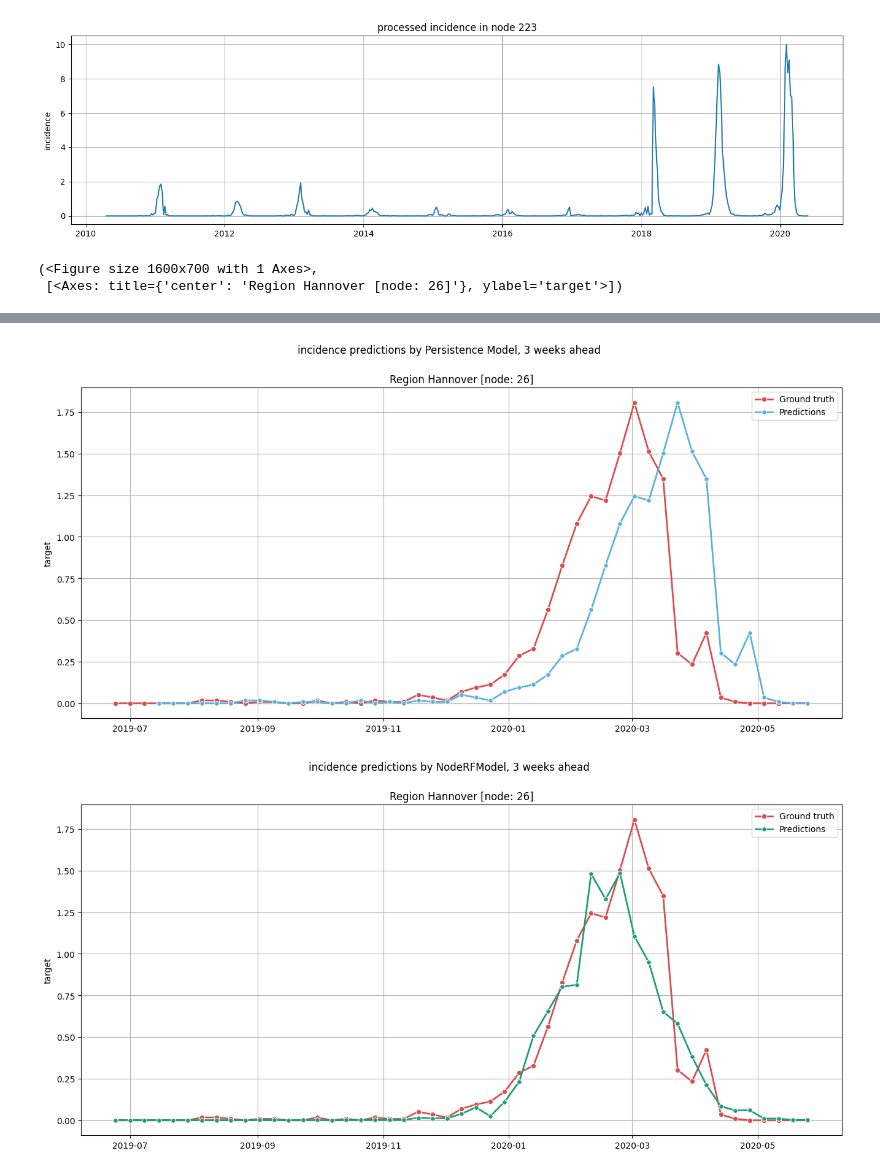
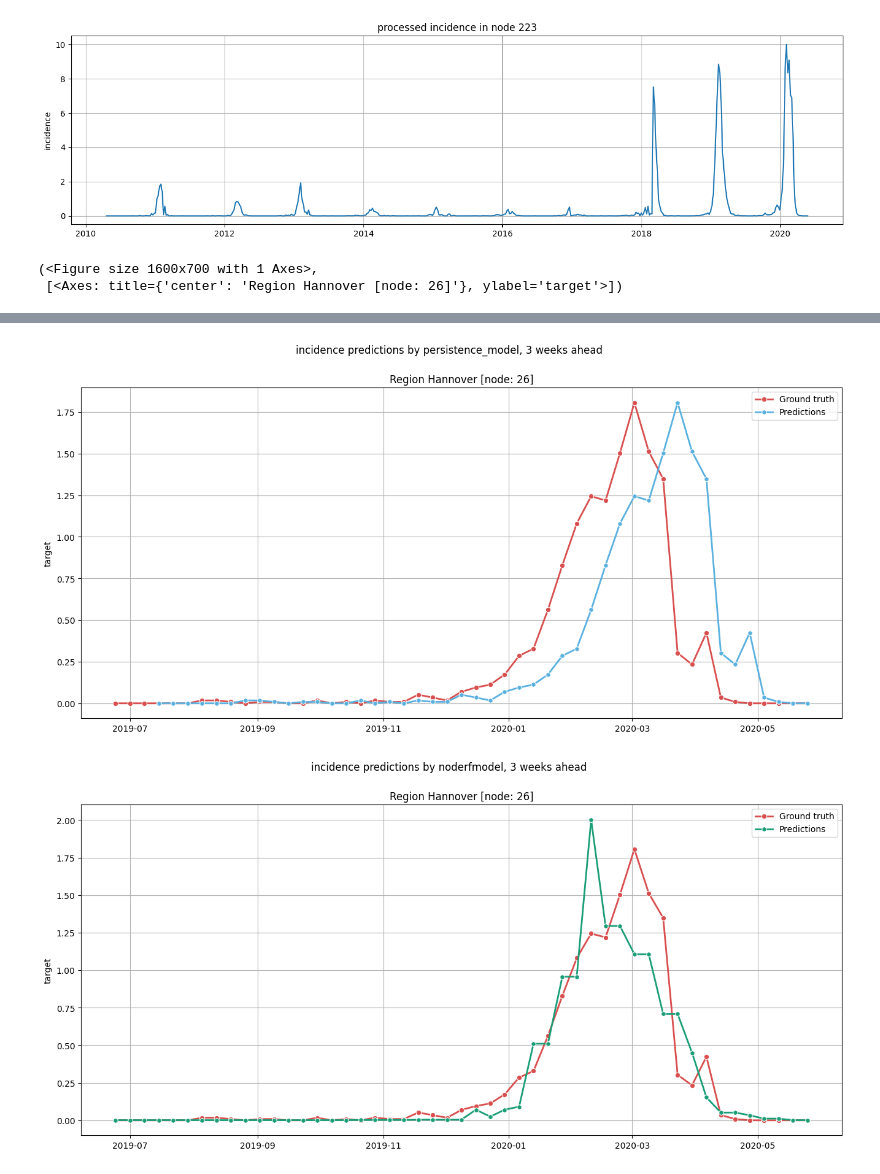
Before and after one commit to stends2001/infectious_disease_gnn, a Jupyter notebook: src/notebooks/2. Baseline.ipynb, the cells around one changed output, grey strips where cells are left out. Drawn from its saved outputs; the diff is of its cells as text; code cells hidden in the pictures.

```diff
--- a/src/notebooks/2. Baseline.ipynb
+++ b/src/notebooks/2. Baseline.ipynb
@@ -47,26 +46,31 @@ data_orchestrator.preview(223, 'processed')
 [figure]
 [figure]
 # %%
-persistence = PersistenceModel(shallowdata)
+v = -1
+persistence = PersistenceModel(shallowdata, verbose = v)
 persistence.forecast('test')
 
-climateology = ClimateologyModel(shallowdata)
+climateology = ClimateologyModel(shallowdata, verbose = v)
 climateology.forecast('test')
 
-rf = NodeRFModel(shallowdata)
-rf.set_global_hparams()
-rf.set_model_hparams(n_estimators=100)
-rf.train(verbose=0)
-rf.forecast('test')
-rf.forecast('train')
-rf.forecast('val')
+forest = NodeRFModel(shallowdata, verbose = v)
+forest.set_global_hparams()
+forest.set_model_hparams(n_estimators=1)
+forest.train()
+forest.forecast('test')
+
+forest2 = NodeRFModel(shallowdata, verbose = v, name = 'rf2')
+forest2.set_global_hparams()
+forest2.set_model_hparams(n_estimators=100)
+forest2.train()
+forest2.forecast('test')
 
 climateology.show_forecasts(26)
 persistence.show_forecasts(26)
-rf.show_forecasts(26)
+forest.show_forecasts(26)
 # %% [output]
 (<Figure size 1600x700 with 1 Axes>,
  [<Axes: title={'center': 'Region Hannover [node: 26]'}, ylabel='target'>])
 [figure]
 [figure]
-[figure, old version]
+[figure, new version]
```
Also changed, not shown: parts of 4 cells of this notebook, 15 other files.
